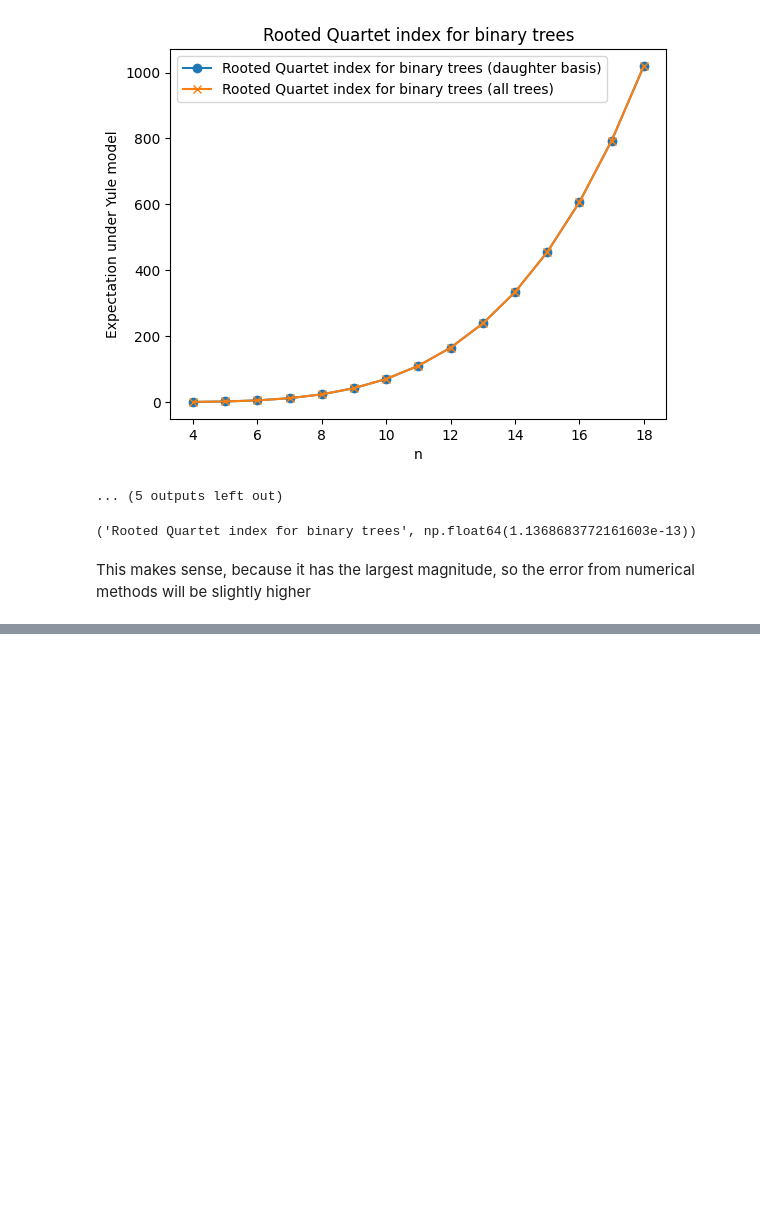
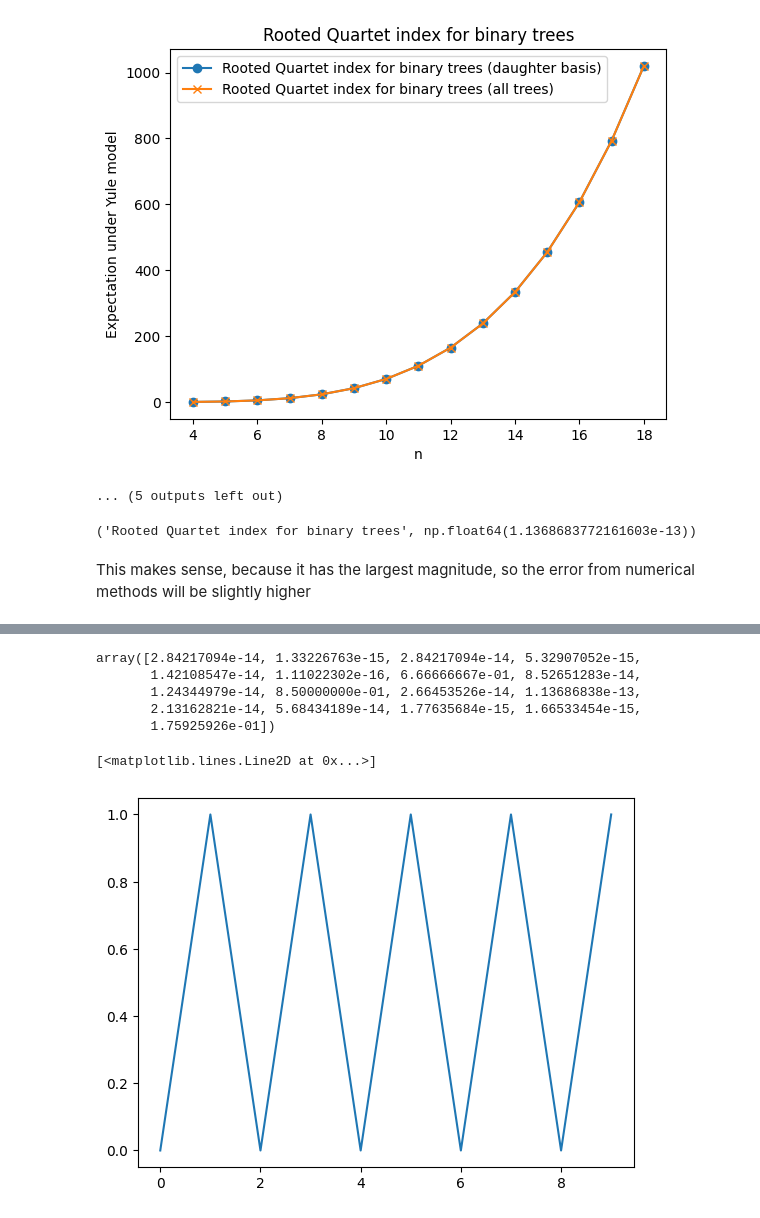
Before and after one commit to dbauman18/phylogenetic_basis_statistics, a Jupyter notebook: notebooks/statisticMeans.ipynb, the cells around one changed output, grey strips where cells are left out. Saved outputs shown, nothing was run; the diff lists cells and outputs as text; code cells hidden in the pictures; blank space fills up the shorter version.

```diff
--- a/notebooks/statisticMeans.ipynb
+++ b/notebooks/statisticMeans.ipynb
@@ -97,0 +255,15 @@ This makes sense, because it has the largest magnitude, so the error from numeri
+# %%
+# Compare the arrays
+
+np.abs(mean_formula - mean_all_trees).max(axis=0)
+# %% [output]
+array([2.84217094e-14, 1.33226763e-15, 2.84217094e-14, 5.32907052e-15,
+       1.42108547e-14, 1.11022302e-16, 6.66666667e-01, 8.52651283e-14,
+       1.24344979e-14, 8.50000000e-01, 2.66453526e-14, 1.13686838e-13,
+       2.13162821e-14, 5.68434189e-14, 1.77635684e-15, 1.66533454e-15,
+       1.75925926e-01])
+# %%
+plt.plot(np.arange(10) & 1)
+# %% [output]
+[<matplotlib.lines.Line2D at 0x...>]
+[figure, added]
```
Also changed, not shown: parts of 7 cells of this notebook, 2 other files.
